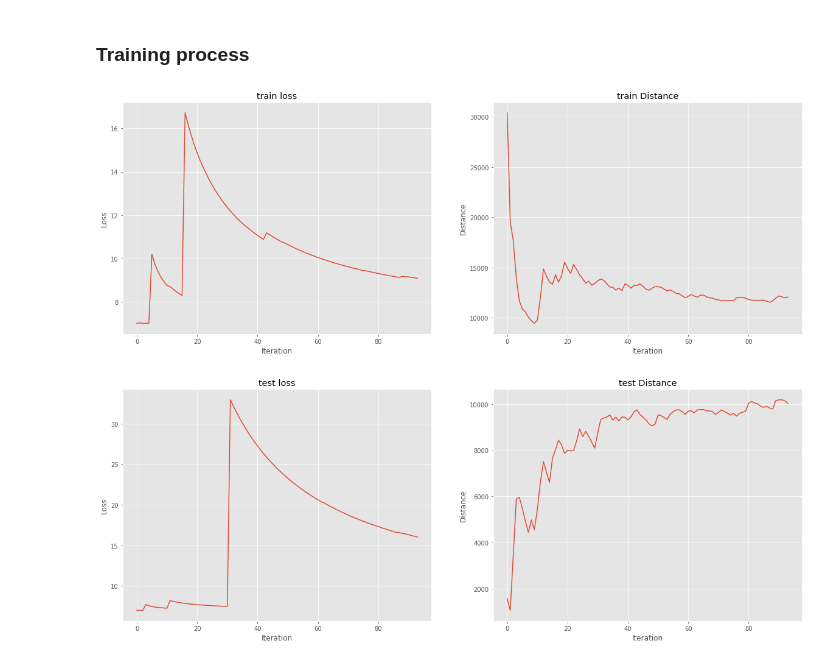
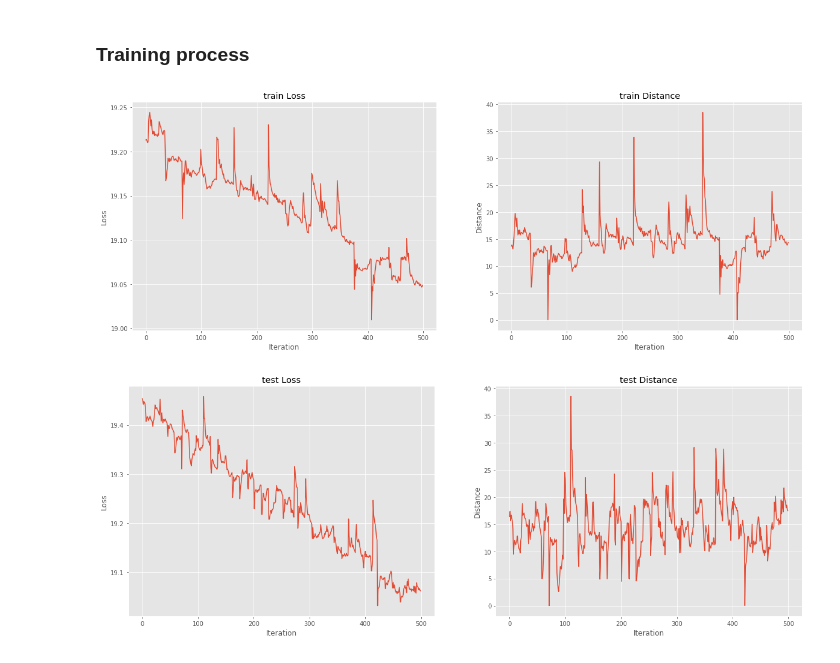
Before and after one commit to anton-br/fermi_denoising, a Jupyter notebook: CNN/segmentation.ipynb, the cells around one changed output. Cells and saved outputs as stored; diff of their text form; code cells hidden in the pictures.

```diff
--- a/CNN/segmentation.ipynb
+++ b/CNN/segmentation.ipynb
@@ -93,18 +94,18 @@ class ConvNet(nn.Module):
     def __init__(self, device):
         self.device = device
         super().__init__()
-        self.conv1 = nn.Conv2d(1, 32, kernel_size=3, stride=1, padding=1).to(self.device)
-        self.conv2 = nn.Conv2d(32, 64, kernel_size=3, stride=1, padding=1).to(self.device)
-        self.conv3 = nn.Conv2d(64, 256, kernel_size=3, stride=1, padding=1).to(self.device)
-        self.conv4 = nn.Conv2d(256, 64, kernel_size=3, stride=1, padding=1).to(self.device)
-        self.conv5 = nn.Conv2d(64, 32, kernel_size=3, stride=1, padding=1).to(self.device)
-        self.conv6 = nn.Conv2d(32, 2, kernel_size=3, stride=1, padding=1).to(self.device)
+        self.conv1 = nn.Conv2d(1, 32, kernel_size=5, stride=1, padding=2).to(self.device)
+#         self.conv2 = nn.Conv2d(32, 64, kernel_size=3, stride=1, padding=1).to(self.device)
+#         self.conv3 = nn.Conv2d(64, 256, kernel_size=3, stride=1, padding=1).to(self.device)
+#         self.conv4 = nn.Conv2d(256, 64, kernel_size=3, stride=1, padding=1).to(self.device)
+        self.conv5 = nn.Conv2d(32, 16, kernel_size=3, stride=1, padding=1).to(self.device)
+        self.conv6 = nn.Conv2d(16, 2, kernel_size=3, stride=1, padding=1).to(self.device)
 
     def forward(self, inputs):
         x = F.relu(self.conv1(inputs)).to(self.device)
-        x = F.relu(self.conv2(x)).to(self.device)
-        x = F.relu(self.conv3(x)).to(self.device)
-        x = F.relu(self.conv4(x)).to(self.device)
+#         x = F.relu(self.conv2(x)).to(self.device)
+#         x = F.relu(self.conv3(x)).to(self.device)
+#         x = F.relu(self.conv4(x)).to(self.device)
         x = F.relu(self.conv5(x)).to(self.device)
         x = self.conv6(x).to( self.device)
         return x
@@ -114,7 +115,7 @@ class ConvNet(nn.Module):
 def plot_stats(loss, acc, name):
     _, ax = plt.subplots(1, 2, figsize=(20, 7))
     ax[0].plot(loss)
-    ax[0].set_title(name + ' loss')
+    ax[0].set_title(name + ' Loss')
     ax[0].set_xlabel('Iteration')
     ax[0].set_ylabel('Loss')
     ax[1].plot(acc)
@@ -126,17 +127,19 @@ def plot_stats(loss, acc, name):
 from tqdm import tqdm
 
 model = ConvNet(device=device)
-optimizer = optim.Adam(model.parameters(), lr=1e-6, weight_decay=0.001)#optim.SGD(model.parameters(), lr=0.0001, momentum=0.9)#
-criterion = nn.BCEWithLogitsLoss(pos_weight=torch.Tensor([1., 50.])).to(device)
-num_epochs = 50
+optimizer = optim.SGD(model.parameters(), lr=0.00001, momentum=0.9)#optim.Adam(model.parameters(), lr=1e-6, weight_decay=0.001)#
+criterion = nn.BCEWithLogitsLoss(pos_weight=torch.Tensor([1., 25.])).to(device)
+num_epochs = 150
+n_last = 500
 sigm = torch.nn.Sigmoid()
 
+global_loss_train = []
+global_acc_train = []
+
+global_loss_test = []
+global_acc_test = []
+
 for epoch in range(num_epochs):
-    global_loss_train = []
-    global_acc_train = []
-
-    global_loss_test = []
-    global_acc_test = []
 
     print('Epoch {}/{}'.format(epoch, num_epochs - 1))
     print('-' * 10)
@@ -151,10 +154,11 @@ for epoch in range(num_epochs):
         running_loss = []
         running_metrics = []
 
-        for inputs, labels in data_loader[phase]:
+        for num_iter, (inputs, labels) in enumerate(data_loader[phase]):
             inputs = inputs.to(device)
             labels = labels.to(device)
             optimizer.zero_grad()
+
             if inputs.shape[0] != BATCH_SIZE:
                 continue
 
@@ -169,38 +173,38 @@ for epoch in range(num_epochs):
 
                 if phase == 'train':
                     loss.backward()
                     optimizer.step()
 
                 class_pred = (preds[:, :, :, 1] > 0.5).to(torch.uint8)
                 class_true = (labels[:, :, :, 1]).to(torch.uint8)
 
             running_loss.append(loss.item() * inputs.size(0))
-            running_metrics.append(np.mean([calculate_distance(np.array(np.where(class_true[i])).T,
-                                                           np.array(np.where(class_pred[i])).T)
+            running_metrics.append(np.mean([calculate_distance(np.array(np.where(class_true[i].cpu())).T,
+                                                           np.array(np.where(class_pred[i].cpu())).T)
                                         for i in range(BATCH_SIZE)]))
 
             if phase == 'train':
                 global_loss_train.append(np.mean(running_loss))
                 global_acc_train.append(np.mean(running_metrics))
 
             if phase == 'test':
                 global_loss_test.append(np.mean(running_loss))
                 global_acc_test.append(np.mean(running_metrics))
 
         clear_output()
 
-        plot_stats(global_loss_train, global_acc_train, 'train')
-        plot_stats(global_loss_test, global_acc_test, 'test')
+        plot_stats(global_loss_train[-n_last: ], global_acc_train[-n_last: ], 'train')
+        plot_stats(global_loss_test[-n_last: ], global_acc_test[-n_last: ], 'test')
 
-        epoch_loss = np.mean(global_loss_train if phase == 'train' else global_loss_test)
-        epoch_acc = np.mean(global_acc_train if phase == 'train' else global_acc_test)
+        epoch_loss = np.mean(global_loss_train[-num_iter: ] if phase == 'train' else global_loss_test[-num_iter: ])
+        epoch_acc = np.mean(global_acc_train[-num_iter: ] if phase == 'train' else global_acc_test[-num_iter: ])
 
         print('{} Loss: {:.4f} Distance: {:.4f}'.format(
             phase, epoch_loss, epoch_acc))
         # deep copy the model
 #         if phase == 'test' and epoch_acc > best_acc:
 #             best_acc = epoch_acc
 #             best_model_wts = copy.deepcopy(model.state_dict())
 # %% [output]
-[figure, old version]
+[figure, new version]
-[figure, old version]
+[figure, new version]
```
Also changed, not shown: parts of 15 cells of this notebook, 1 other file.
